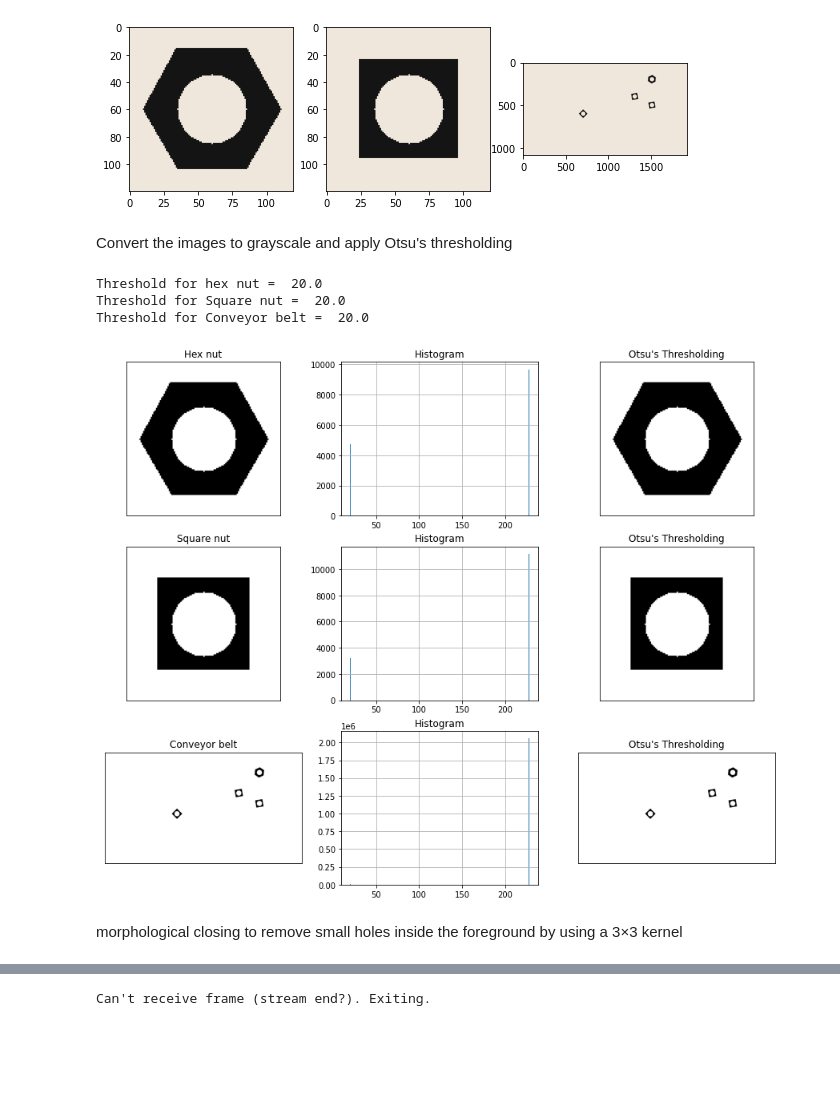
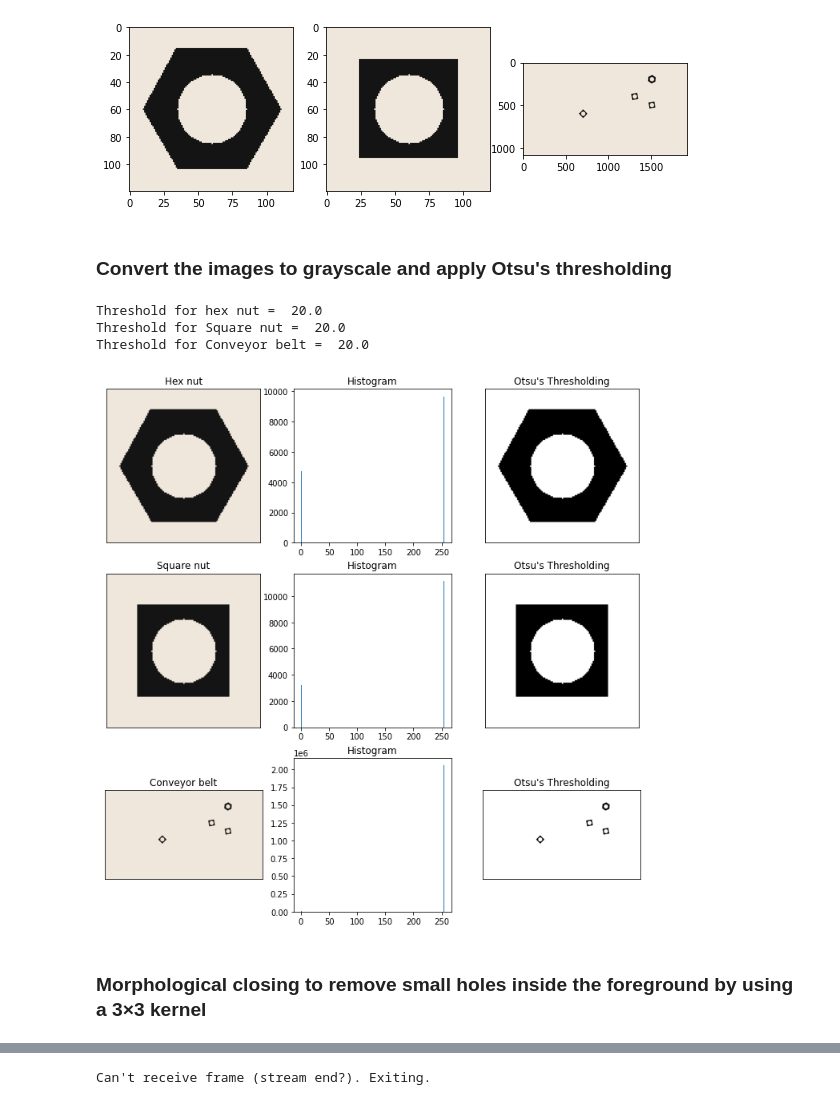
Before and after one commit to ishrath99/S4_EN_2550, a Jupyter notebook: Assignments/Assignment_3/190026T_en2550_assignment_03.ipynb, the cells around one changed output, grey strips where cells are left out. Cells and saved outputs as stored; diff of their text form; code cells hidden in the pictures; blank space fills up the shorter version.

```diff
--- a/Assignments/Assignment_3/190026T_en2550_assignment_03.ipynb
+++ b/Assignments/Assignment_3/190026T_en2550_assignment_03.ipynb
@@ -19,48 +18,48 @@ plt.show()
 # %% [output]
 [figure]
 # %% [markdown]
-Convert the images to grayscale and apply Otsu's thresholding
+### Convert the images to grayscale and apply Otsu's thresholding
 # %%
 #Convert the images to grayscale
 hexnut_template_gray = cv.cvtColor(hexnut_template, cv.COLOR_RGB2GRAY)
 squarenut_template_gray =  cv.cvtColor(squarenut_template, cv.COLOR_RGB2GRAY)
 conveyor_f100_gray =  cv.cvtColor(conveyor_f100, cv.COLOR_RGB2GRAY)
 
 
 # Otsu's thresholding
 ret1, hexnut_template_th = cv.threshold(hexnut_template_gray, 0,255, cv.THRESH_BINARY+cv.THRESH_OTSU)
 ret2, squarenut_template_th = cv.threshold(squarenut_template_gray, 0,255, cv.THRESH_BINARY+cv.THRESH_OTSU)
 ret3, conveyor_f100_th = cv.threshold(conveyor_f100_gray, 0,255, cv.THRESH_BINARY+cv.THRESH_OTSU)
 
 print("Threshold for hex nut = ", ret1)
 print("Threshold for Square nut = ", ret2)
 print("Threshold for Conveyor belt = ", ret3)
 
-images = [hexnut_template_gray, 0, hexnut_template_th,
-          squarenut_template_gray, 0, squarenut_template_th,
-          conveyor_f100_gray, 0, conveyor_f100_th]
+images = [hexnut_template, 0, hexnut_template_th,
+          squarenut_template, 0, squarenut_template_th,
+          conveyor_f100, 0, conveyor_f100_th]
 
 titles = ['Hex nut', 'Histogram', "Otsu's Thresholding",
           'Square nut', 'Histogram', "Otsu's Thresholding",
           'Conveyor belt', 'Histogram', "Otsu's Thresholding"]
 
-fig, ax = plt.subplots(3, 3, figsize = (15, 12))
+fig, ax = plt.subplots(3, 3, figsize = (12, 12))
 
 for i in range(3):
-    ax[i][0].imshow(images[i*3], 'gray')
+    ax[i][0].imshow(cv.cvtColor(images[i*3], cv.COLOR_RGB2BGR))
     ax[i][0].set_title(titles[i*3]), ax[i][0].set_xticks([]), ax[i][0].set_yticks([])
 
-    ax[i][1].hist(images[i*3].ravel(), 256)
-    ax[i][1].set_title(titles[i*3+1]), ax[i][1].grid(True)
+    ax[i][1].hist(images[i*3 + 2].ravel(), 256)
+    ax[i][1].set_title(titles[i*3+1])
 
     ax[i][2].imshow(images[i*3+2], 'gray')
     ax[i][2].set_title(titles[i*3+2]), ax[i][2].set_xticks([]), ax[i][2].set_yticks([])
 # %% [output]
 Threshold for hex nut =  20.0
 Threshold for Square nut =  20.0
 Threshold for Conveyor belt =  20.0
-[figure, old version]
+[figure, new version]
 # %% [markdown]
-morphological closing to remove small holes inside the foreground by using a 3×3 kernel
+### Morphological closing to remove small holes inside the foreground by using a 3×3 kernel
 # %%
 #3x3 kernel
```
Also changed, not shown: parts of 23 cells of this notebook, 5 other files.
